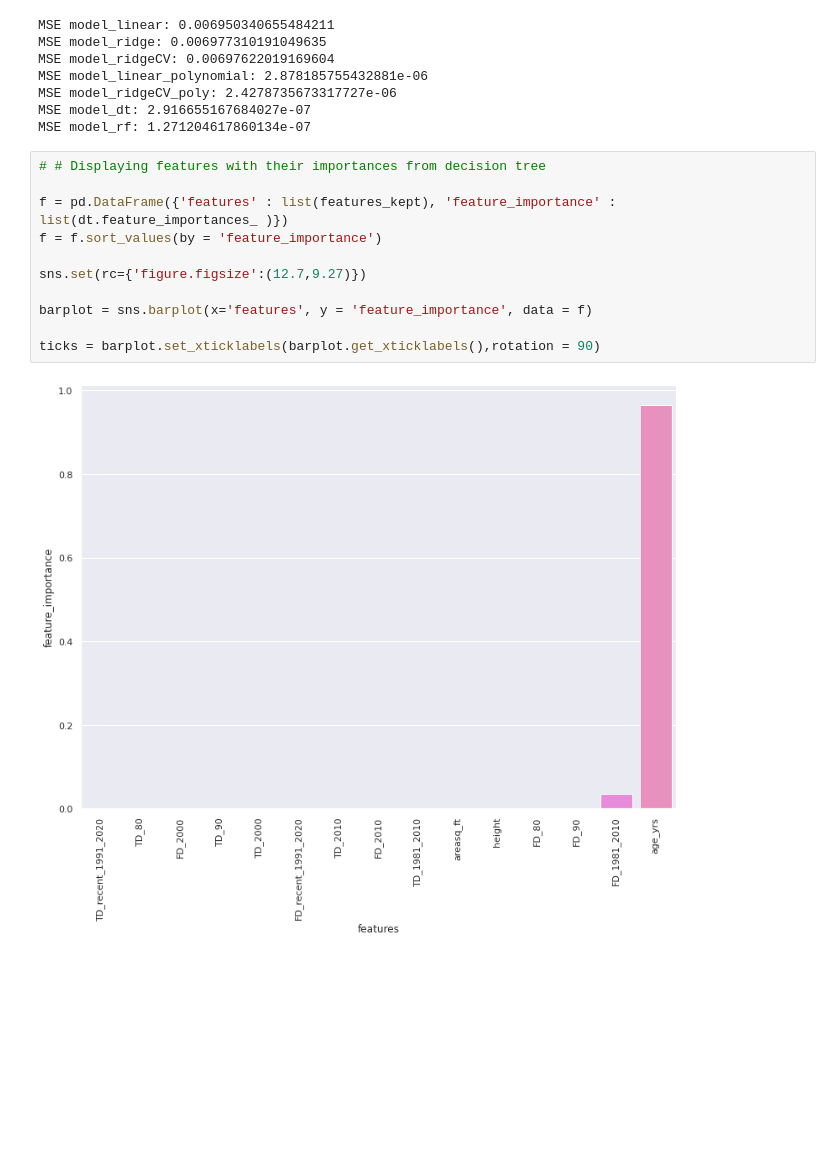
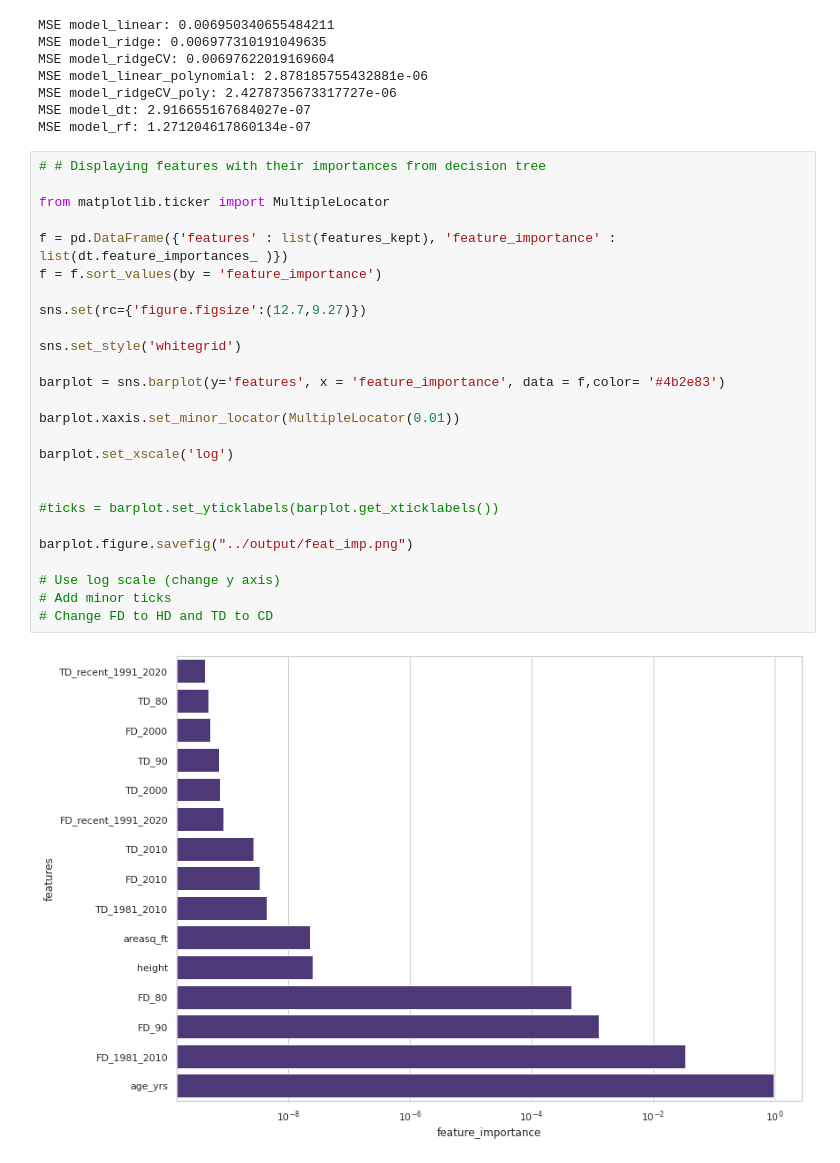
Before and after one commit to Heating-Loads/heating_loads, a Jupyter notebook: notebooks/004-Modelling.ipynb, the cells around one changed output. Drawn from its saved outputs; the diff is of its cells as text; blank space fills up the shorter version.

```diff
--- a/notebooks/004-Modelling.ipynb
+++ b/notebooks/004-Modelling.ipynb
@@ -423,14 +423,29 @@ MSE model_dt: 2.916655167684027e-07
 MSE model_rf: 1.271204617860134e-07
 # %%
 # # Displaying features with their importances from decision tree
+
+from matplotlib.ticker import MultipleLocator
 
 f = pd.DataFrame({'features' : list(features_kept), 'feature_importance' : list(dt.feature_importances_ )})
 f = f.sort_values(by = 'feature_importance')
 
 sns.set(rc={'figure.figsize':(12.7,9.27)})
 
-barplot = sns.barplot(x='features', y = 'feature_importance', data = f)
+sns.set_style('whitegrid')
 
-ticks = barplot.set_xticklabels(barplot.get_xticklabels(),rotation = 90)
+barplot = sns.barplot(y='features', x = 'feature_importance', data = f,color= '#4b2e83')
+
+barplot.xaxis.set_minor_locator(MultipleLocator(0.01))
+
+barplot.set_xscale('log')
+
+
+#ticks = barplot.set_yticklabels(barplot.get_xticklabels())
+
+barplot.figure.savefig("../output/feat_imp.png")
+
+# Use log scale (change y axis)
+# Add minor ticks
+# Change FD to HD and TD to CD
 # %% [output]
-[figure, old version]
+[figure, new version]
```
Also changed, not shown: parts of 2 cells of this notebook, 1 other file.
